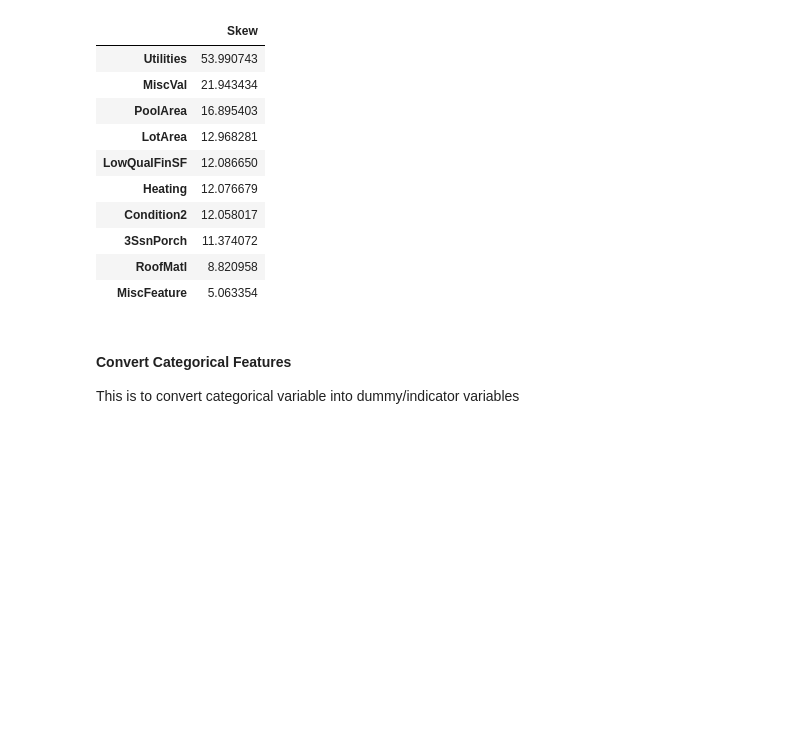
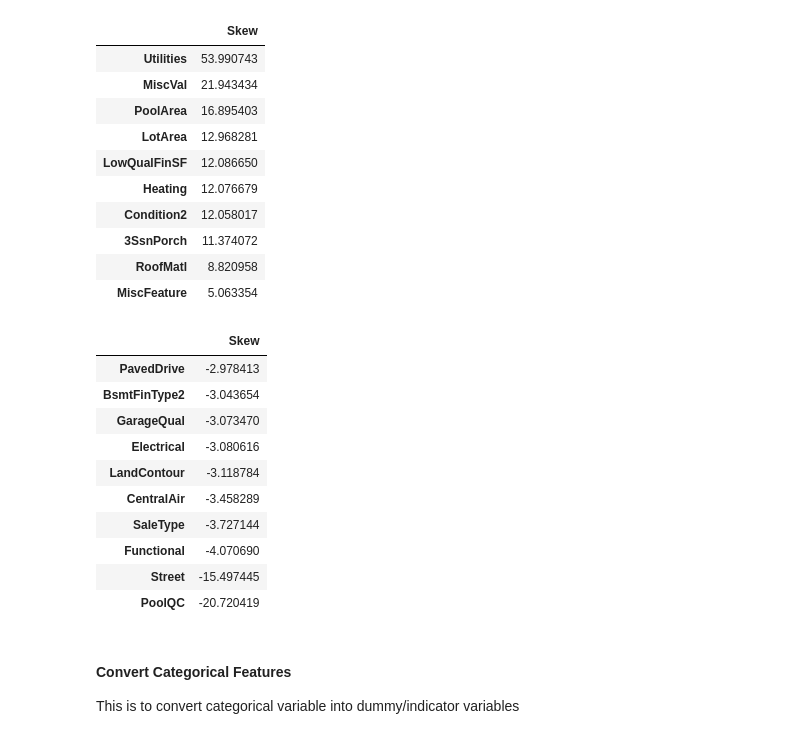
Before and after one commit to mahsa-teimourikia/KaggleHousePricePredictions, a Jupyter notebook: HousePricePredictions.ipynb, the cells around one changed output. Cells and saved outputs as stored; diff of their text form; code cells hidden in the pictures; blank space fills up the shorter version.

```diff
--- a/HousePricePredictions.ipynb
+++ b/HousePricePredictions.ipynb
@@ -429,6 +430,20 @@ skewed_features_df.head(10)
 | 3SsnPorch | 11.374072 |
 | RoofMatl | 8.820958 |
 | MiscFeature | 5.063354 |
+# %%
+skewed_features_df.tail(10)
+# %% [output]
+|  | Skew |
+| PavedDrive | -2.978413 |
+| BsmtFinType2 | -3.043654 |
+| GarageQual | -3.073470 |
+| Electrical | -3.080616 |
+| LandContour | -3.118784 |
+| CentralAir | -3.458289 |
+| SaleType | -3.727144 |
+| Functional | -4.070690 |
+| Street | -15.497445 |
+| PoolQC | -20.720419 |
 # %%
 skewed_features_df = skewed_features_df[abs(skewed_features_df) > 0.75]
 
```
Also changed, not shown: parts of 10 cells of this notebook, 3 other files.
